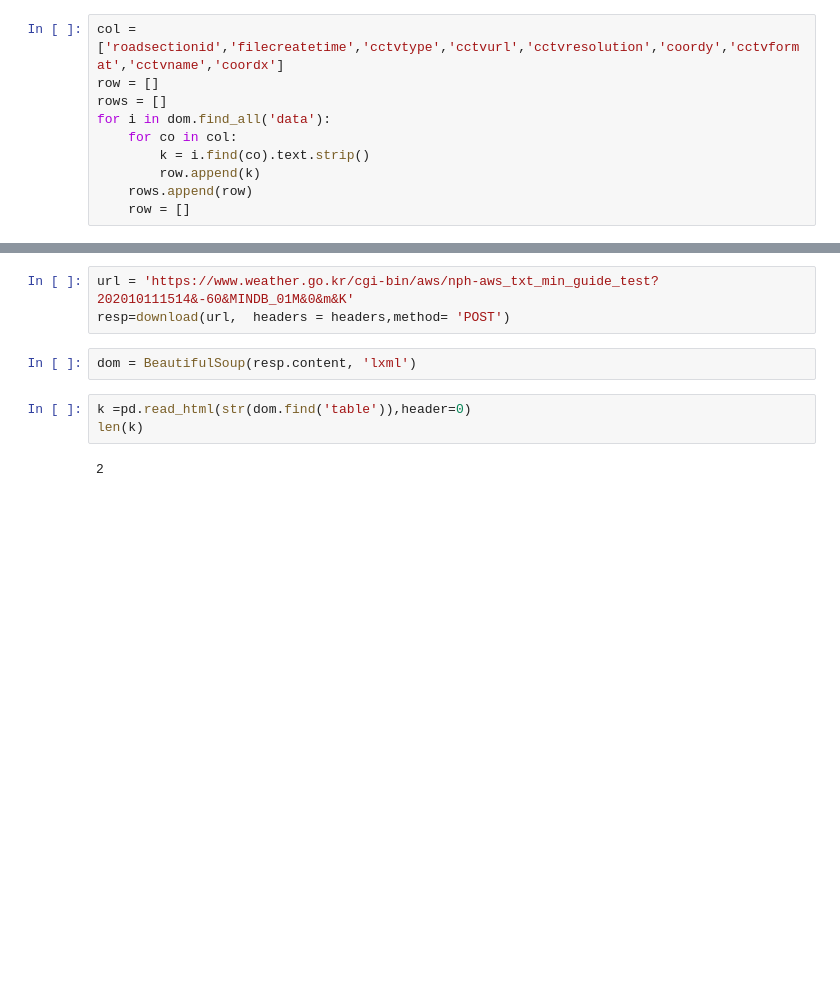
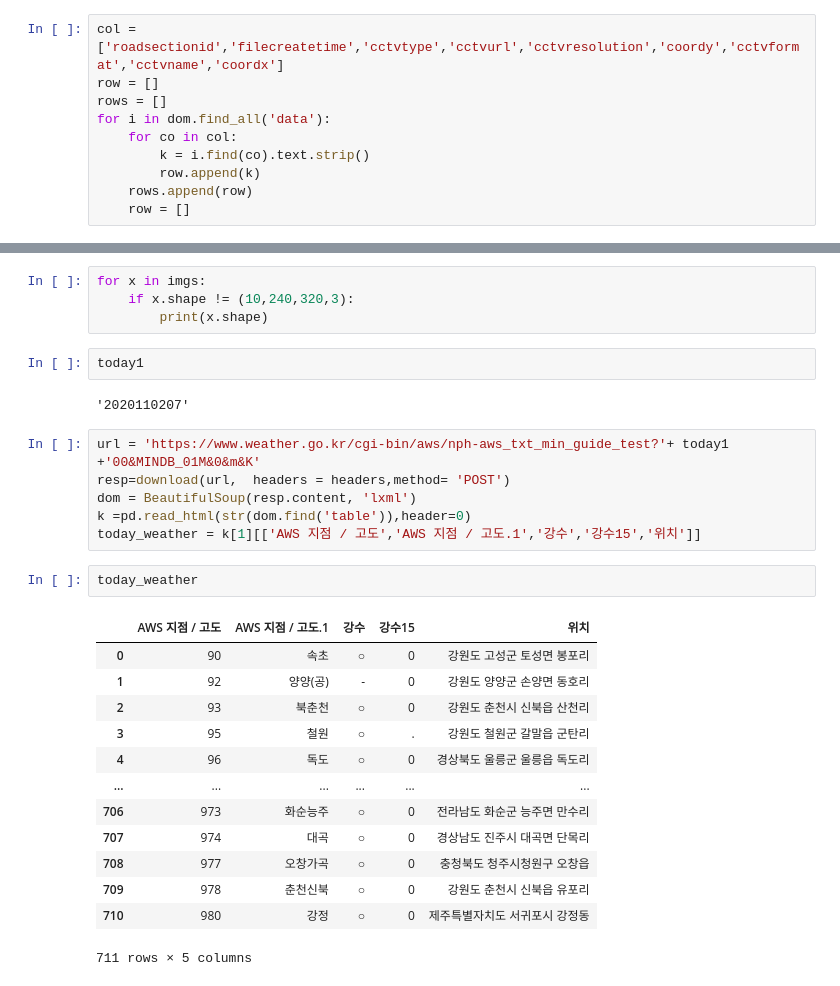
Before and after one commit to GyuYoungCho/machine_learning_Data_analysis, a Jupyter notebook: Machine_learning_code/cctv_AWSweather_data_gather.ipynb, the cells around one changed output, grey strips where cells are left out. Cells and saved outputs as stored; diff of their text form; blank space fills up the shorter version.

```diff
--- a/Machine_learning_code/cctv_AWSweather_data_gather.ipynb
+++ b/Machine_learning_code/cctv_AWSweather_data_gather.ipynb
@@ -120,11 +208,31 @@ Name: cctvtype, dtype: int64
+# %%
+for x in imgs:
+    if x.shape != (10,240,320,3):
+        print(x.shape)
+# %%
+today1
+# %% [output]
+'2020110207'
 # %%
-url = 'https://www.weather.go.kr/cgi-bin/aws/nph-aws_txt_min_guide_test?202010111514&-60&MINDB_01M&0&m&K'
+url = 'https://www.weather.go.kr/cgi-bin/aws/nph-aws_txt_min_guide_test?'+ today1 +'00&MINDB_01M&0&m&K'
 resp=download(url,  headers = headers,method= 'POST')
+dom = BeautifulSoup(resp.content, 'lxml')
+k =pd.read_html(str(dom.find('table')),header=0)
+today_weather = k[1][['AWS 지점 / 고도','AWS 지점 / 고도.1','강수','강수15','위치']]
-# %%
-dom = BeautifulSoup(resp.content, 'lxml')
-# %%
-k =pd.read_html(str(dom.find('table')),header=0)
-len(k)
-# %% [output]
-2
+# %%
+today_weather
+# %% [output]
+|  | AWS 지점 / 고도 | AWS 지점 / 고도.1 | 강수 | 강수15 | 위치 |
+| 0 | 90 | 속초 | ○ | 0 | 강원도 고성군 토성면 봉포리 |
+| 1 | 92 | 양양(공) | - | 0 | 강원도 양양군 손양면 동호리 |
+| 2 | 93 | 북춘천 | ○ | 0 | 강원도 춘천시 신북읍 산천리 |
+| 3 | 95 | 철원 | ○ | . | 강원도 철원군 갈말읍 군탄리 |
+| 4 | 96 | 독도 | ○ | 0 | 경상북도 울릉군 울릉읍 독도리 |
+| ... | ... | ... | ... | ... | ... |
+| 706 | 973 | 화순능주 | ○ | 0 | 전라남도 화순군 능주면 만수리 |
+| 707 | 974 | 대곡 | ○ | 0 | 경상남도 진주시 대곡면 단목리 |
+| 708 | 977 | 오창가곡 | ○ | 0 | 충청북도 청주시청원구 오창읍 |
+| 709 | 978 | 춘천신북 | ○ | 0 | 강원도 춘천시 신북읍 유포리 |
+| 710 | 980 | 강정 | ○ | 0 | 제주특별자치도 서귀포시 강정동 |
+711 rows × 5 columns
 # %%
```
Also changed, not shown: parts of 28 cells of this notebook.
